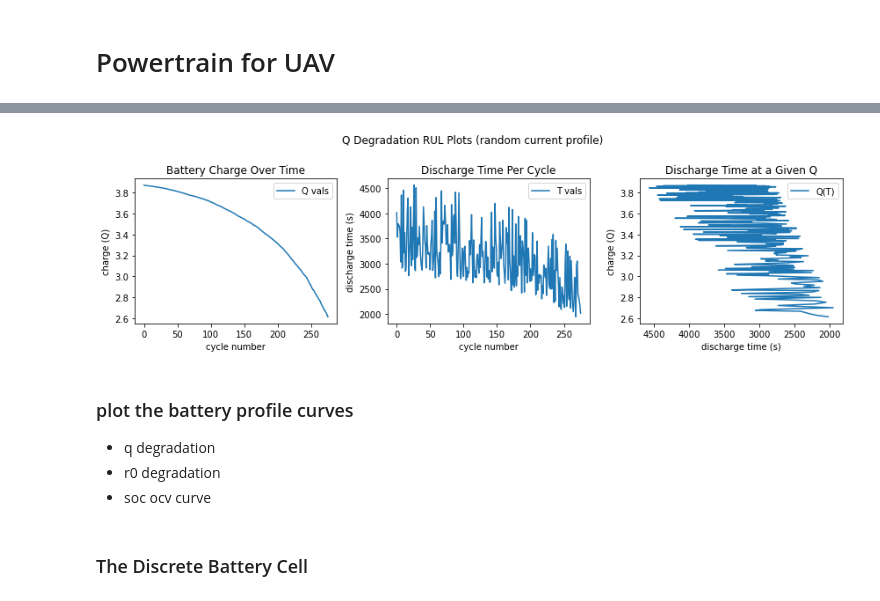
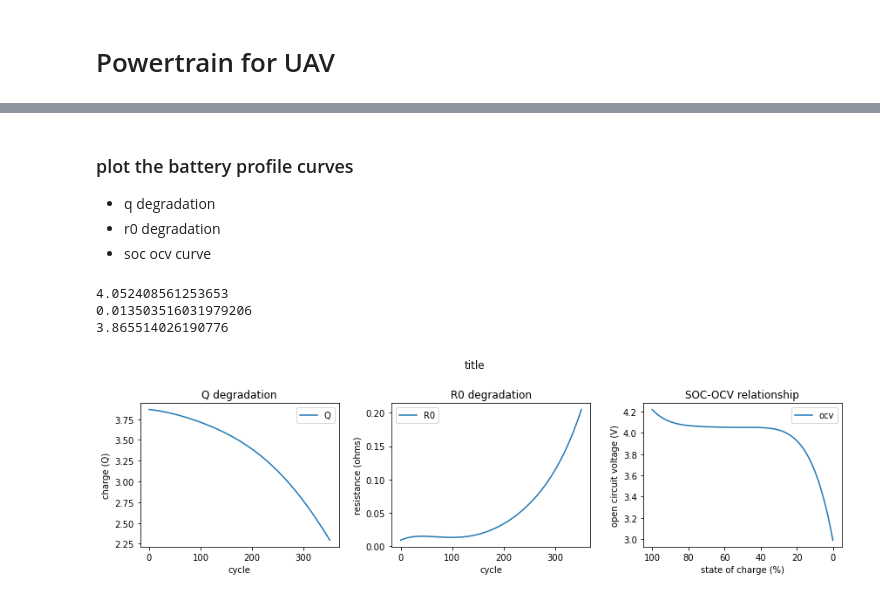
Before and after one commit to hazrmard/AirplaneFaultTolerance, a Jupyter notebook: powertrain.ipynb, the cells around one changed output, grey strips where cells are left out. Drawn from its saved outputs; the diff is of its cells as text; code cells hidden in the pictures.

Commit message:
bettery cell tests finished. TODO - implement rul estimation

```diff
--- a/powertrain.ipynb
+++ b/powertrain.ipynb
@@ -115,19 +25,0 @@ run: 276        Q: 2.6154       avg_load: 4.5733        cycle_time: 2015
-# %%
-three_plot(title="Q Degradation RUL Plots (random current profile)", figsize=(12,4),
-           plot1=np.array([np.arange(0, len(q_vals)), np.array(q_vals)]),
-           plot2=np.array([np.arange(0, len(t_vals)), np.array(t_vals)]),
-           plot3=np.array([np.array(t_vals), np.array(q_vals)]),
-           label1=["Q vals"],
-           label2=["T vals"],
-           label3=["Q(T)"],
-           title1="Battery Charge Over Time",
-           title2="Discharge Time Per Cycle",
-           title3="Discharge Time at a Given Q",
-           axes1=['cycle number', 'charge (Q)'],
-           axes2=['cycle number', 'discharge time (s)'],
-           axes3=['discharge time (s)', 'charge (Q)'],
-           invert = [0,0,1],
-           save=True,
-           filename="figures/rul_plots_random_load.png")
-# %% [output]
-[figure, removed]
@@ -145,23 +31,20 @@ plt.show()
 # %%
 # shows that profile curves are continuous
 print(cbcell.get_v(z=45.32434))
 print(cbcell.get_r0(age=123.232))
 print(cbcell.get_q(age=.973))
 
-plt.plot(np.arange(0, cbcell.eol), np.polyval(cbcell.q_coef, np.arange(0, cbcell.eol)))
-plt.title('q degradation')
-plt.ylabel('Q (A)')
-plt.xlabel('steps (continuous space)')
-plt.show()
-plt.plot(np.arange(0, cbcell.eol), np.polyval(cbcell.r0_coef, np.arange(0, cbcell.eol)))
-plt.title('R0 degradation')
-plt.ylabel('R0 (ohms)')
-plt.xlabel('steps (continuous space)')
-plt.show()
-plt.plot(np.arange(0, 101), np.polyval(cbcell.z_coef, np.arange(0, 101)))
-plt.title('soc ocv curve')
-plt.ylabel('OCV (V)')
-plt.xlabel('SOC (%) (continuous space)')
-plt.show()
+plot_q = np.array([np.arange(0, cbcell.eol), np.polyval(cbcell.q_coef, np.arange(0, cbcell.eol))])
+plot_r = np.array([np.arange(0, cbcell.eol), np.polyval(cbcell.r0_coef, np.arange(0, cbcell.eol))])
+plot_z = np.array([np.arange(0, 101), np.polyval(cbcell.z_coef, np.arange(0, 101))])
+
+three_plot(plot1=plot_q, plot2=plot_r, plot3=plot_z,
+           label1=["Q"], label2=["R0"], label3=["ocv"],
+           title1="Q degradation", title2="R0 degradation", title3="SOC-OCV relationship",
+           axes1=["cycle", "charge (Q)"], axes2=["cycle", "resistance (ohms)"], axes3=["state of charge (%)", "open circuit voltage (V)"],
+           invert=[0,0,1], save=True, filename="figures/battery_profile_curves.png")
+# %% [output]
+4.052408561253653
+0.013503516031979206
+3.865514026190776
+[figure, added]
-# %% [markdown]
-### The Discrete Battery Cell
```
Also changed, not shown: parts of 16 cells of this notebook.
